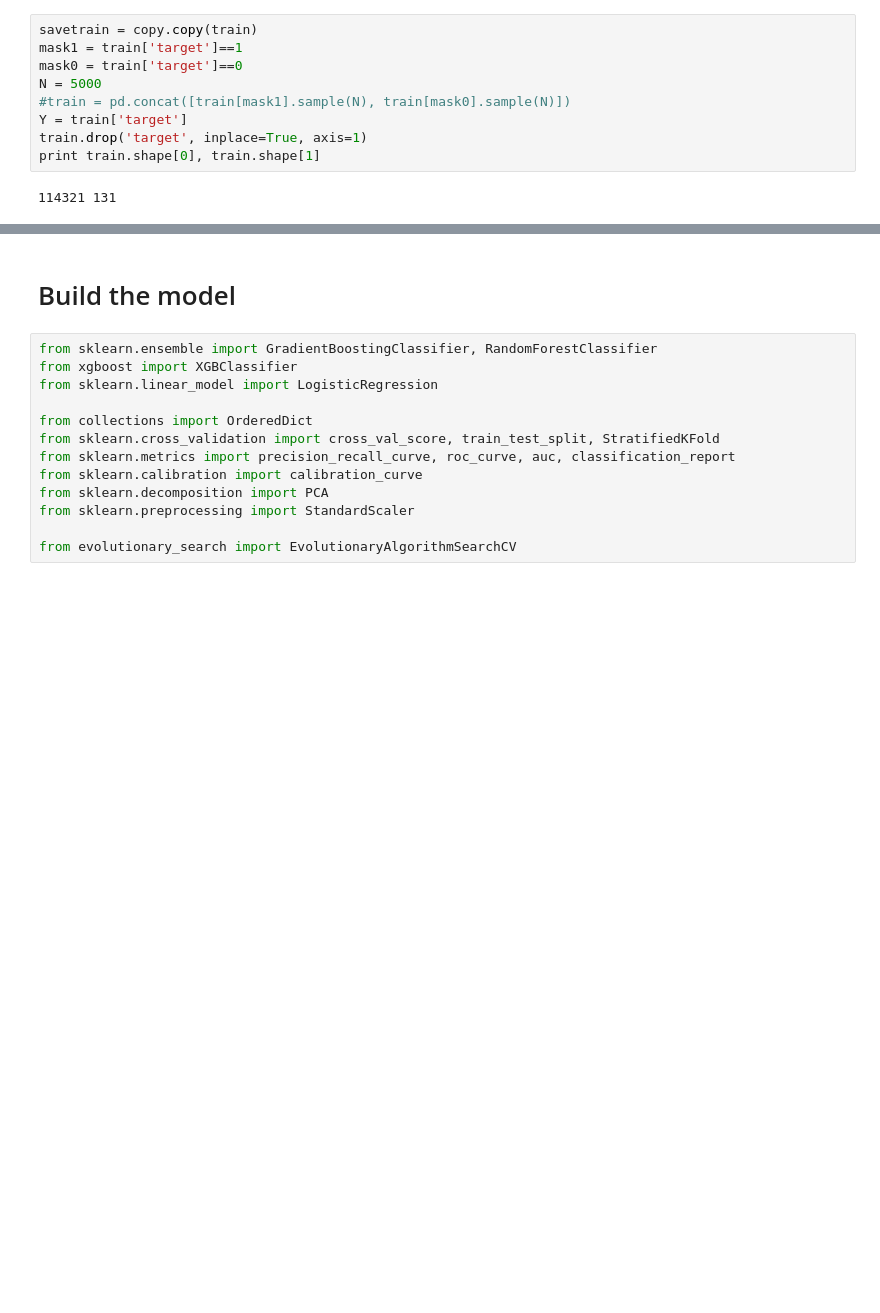
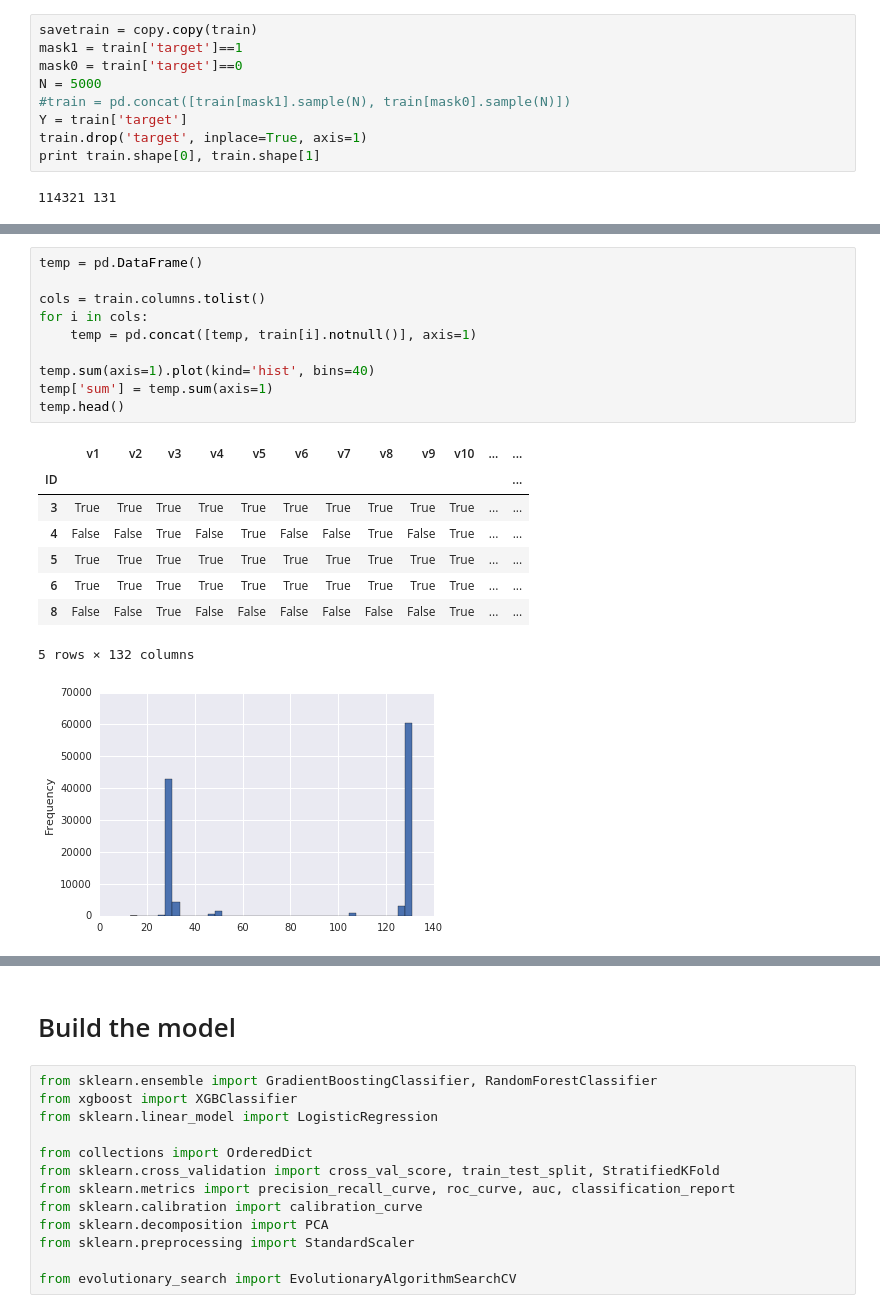
Before and after one commit to davidwilkinson/kaggle_hackathon_march2016, a Jupyter notebook: giovanni_notebook.ipynb, the cells around one changed output, grey strips where cells are left out. Drawn from its saved outputs; the diff is of its cells as text; blank space fills up the shorter version.

```diff
--- a/giovanni_notebook.ipynb
+++ b/giovanni_notebook.ipynb
@@ -114,0 +234,20 @@ print train.shape[0], train.shape[1]
+# %%
+temp = pd.DataFrame()
+
+cols = train.columns.tolist()
+for i in cols:
+    temp = pd.concat([temp, train[i].notnull()], axis=1)
+
+temp.sum(axis=1).plot(kind='hist', bins=40)
+temp['sum'] = temp.sum(axis=1)
+temp.head()
+# %% [output]
+|  | v1 | v2 | v3 | v4 | v5 | v6 | v7 | v8 | v9 | v10 | ... | ... |
+| ID |  |  |  |  |  |  |  |  |  |  |  | ... |
+| 3 | True | True | True | True | True | True | True | True | True | True | ... | ... |
+| 4 | False | False | True | False | True | False | False | True | False | True | ... | ... |
+| 5 | True | True | True | True | True | True | True | True | True | True | ... | ... |
+| 6 | True | True | True | True | True | True | True | True | True | True | ... | ... |
+| 8 | False | False | True | False | False | False | False | False | False | True | ... | ... |
+5 rows × 132 columns
+[figure, added]
```
Also changed, not shown: parts of 30 cells of this notebook.
